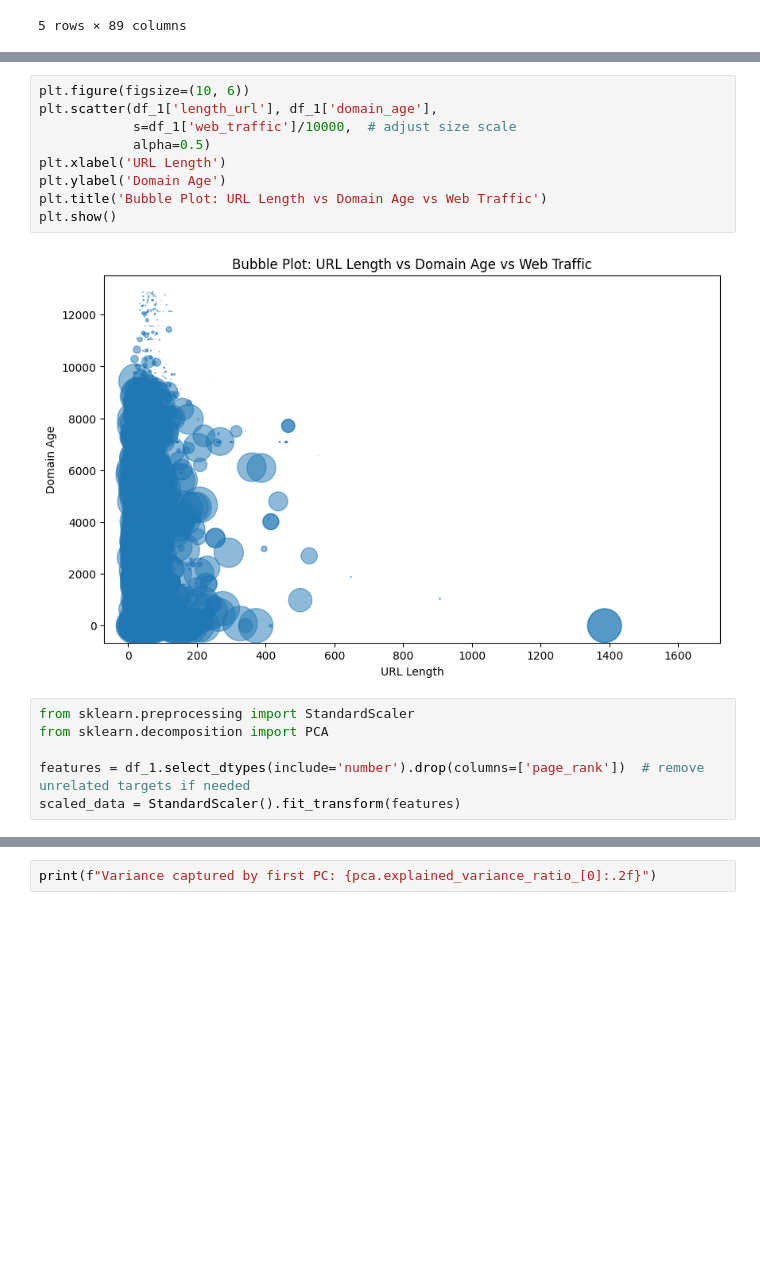
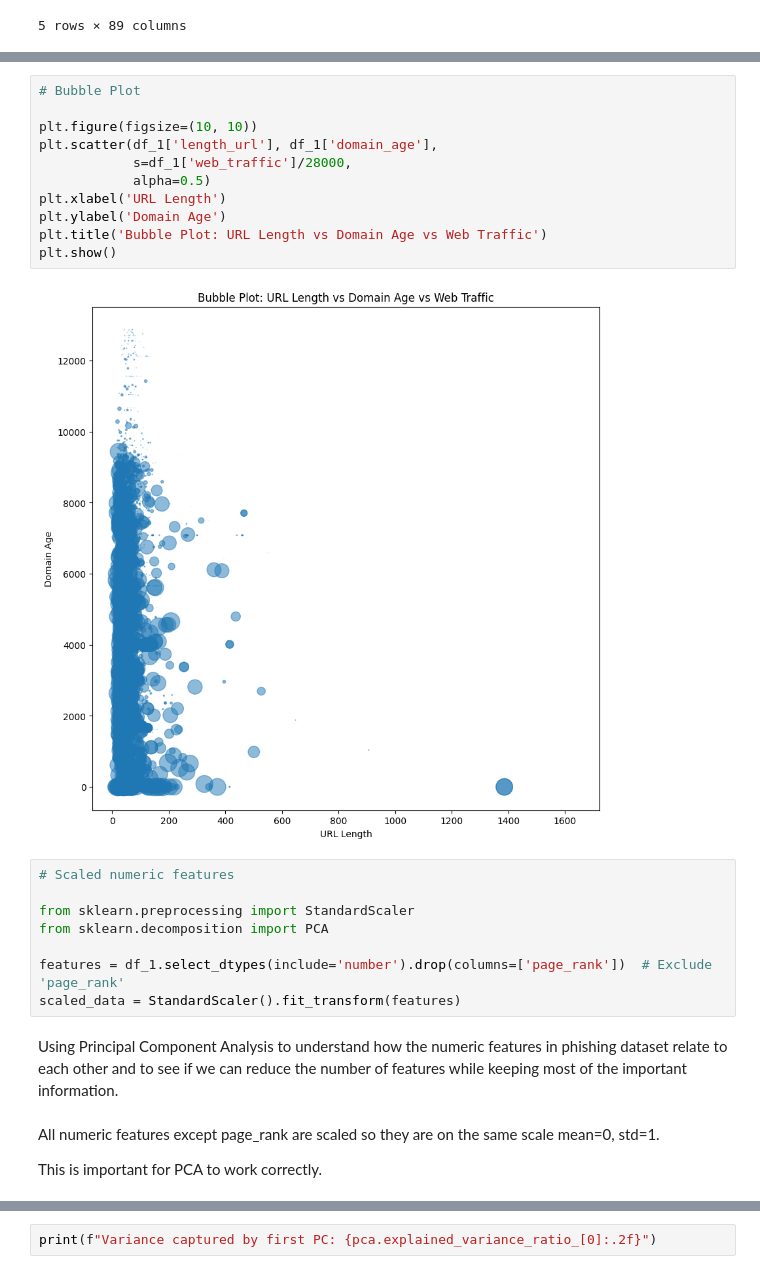
Before and after one commit to Rocking-Priya/2025-spring-B2, a Jupyter notebook: Week9.ipynb, the cells around one changed output, grey strips where cells are left out. Cells and saved outputs as stored; diff of their text form; blank space fills up the shorter version.

Commit message:
Created using Colab week 9

```diff
--- a/Week9.ipynb
+++ b/Week9.ipynb
@@ -120,20 +122,30 @@ plt.show()
 # %% [output]
 [figure]
 # %%
-plt.figure(figsize=(10, 6))
+# Bubble Plot
+
+plt.figure(figsize=(10, 10))
 plt.scatter(df_1['length_url'], df_1['domain_age'],
-            s=df_1['web_traffic']/10000,  # adjust size scale
+            s=df_1['web_traffic']/28000,
             alpha=0.5)
 plt.xlabel('URL Length')
 plt.ylabel('Domain Age')
 plt.title('Bubble Plot: URL Length vs Domain Age vs Web Traffic')
 plt.show()
 # %% [output]
-[figure, old version]
+[figure, new version]
 # %%
+# Scaled numeric features
+
 from sklearn.preprocessing import StandardScaler
 from sklearn.decomposition import PCA
 
-features = df_1.select_dtypes(include='number').drop(columns=['page_rank'])  # remove unrelated targets if needed
+features = df_1.select_dtypes(include='number').drop(columns=['page_rank'])  # Exclude 'page_rank'
 scaled_data = StandardScaler().fit_transform(features)
+# %% [markdown]
+Using Principal Component Analysis to understand how the numeric features in phishing dataset relate to each other and to see if we can reduce the number of features while keeping most of the important information.
+# %% [markdown]
+All numeric features except page_rank are scaled so they are on the same scale mean=0, std=1.
+
+This is important for PCA to work correctly.
 # %%
```
Also changed, not shown: parts of 16 cells of this notebook.
